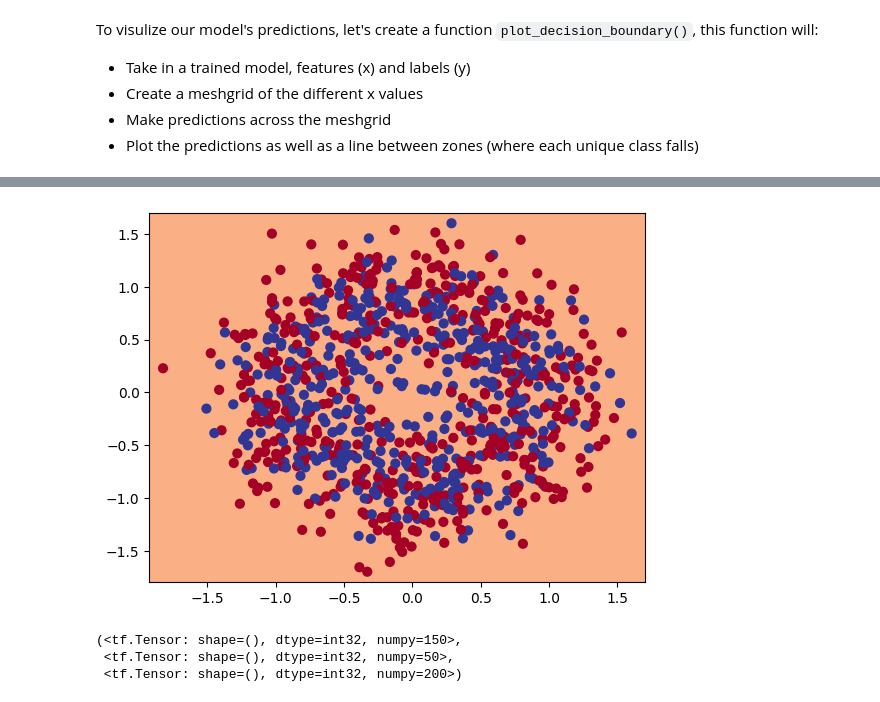
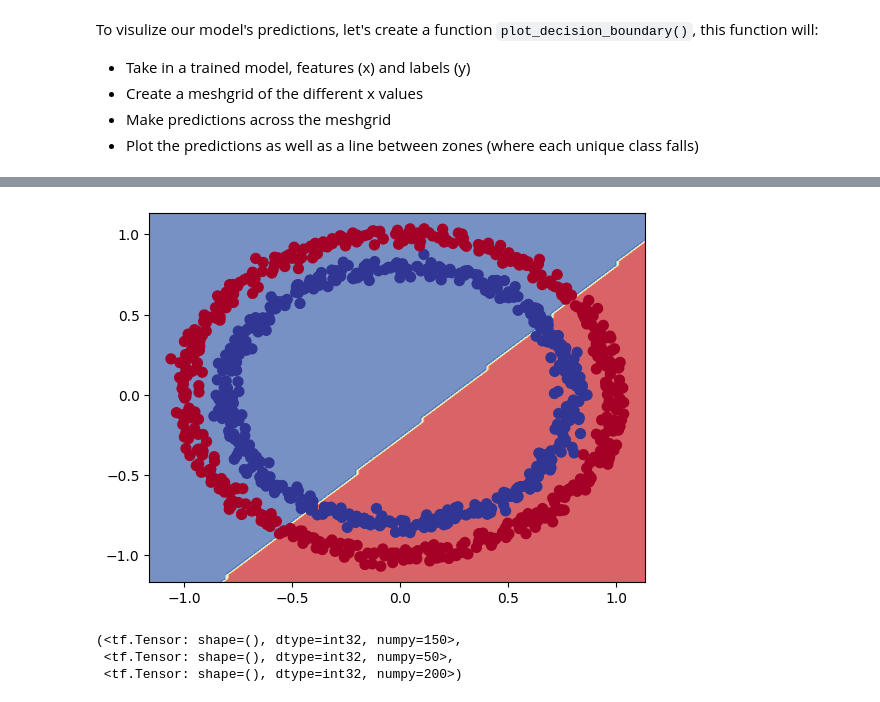
Before and after one commit to RobertoRosa7/curso-tensorflow, a Jupyter notebook: tensorflow_zero_to_master/neural_network_classification.ipynb, the cells around one changed output, grey strips where cells are left out. Saved outputs shown, nothing was run; the diff lists cells and outputs as text; code cells hidden in the pictures.

```diff
--- a/tensorflow_zero_to_master/neural_network_classification.ipynb
+++ b/tensorflow_zero_to_master/neural_network_classification.ipynb
@@ -38 +29,3 @@ x, y[:10]
+# %%
+x, y = make_circles(n_samples=1000, noise=0.03, random_state=42)
 # %%
@@ -99,5 +80,8 @@ model_1.compile(loss=tf.keras.losses.BinaryCrossentropy(),
                 optimizer=tf.keras.optimizers.SGD(), metrics=['accuracy'])
 
 # fit the model
-model_1.fit(x, y, epochs=5)
+model_1.fit(x, y, epochs=5, verbose=0)
+
+# Evaluate
+model_1.evaluate(x, y)
 # %% [output]
@@ -189,14 +164,12 @@ To visulize our model's predictions, let's create a function `plot_decision_boun
 - Make predictions across the meshgrid
 - Plot the predictions as well as a line between zones (where each unique class falls)
 # %%
-import numpy as np
-
-
 def plot_decision_boundary(model, x, y):
     """
     Plots the decision boundary created by a model predicting on x.
-    This function was inpired by two resourse
+    This function was inpired by two resourse.
 
+    see: https://numpy.org/doc/stable/reference/generated/numpy.meshgrid.html
     """
 
     # Define the axis boundaries of the plot and create a meshgrid
@@ -212,21 +185,23 @@ def plot_decision_boundary(model, x, y):
     y_pred = model.predict(x_in)
 
     # check for multi-class
-    if len(y_pred[0] > 1):
+    if len(y_pred[0]) > 1:
         print(f'doing multiclass classification')
 
         # we have to reshape our prediction to get them ready for plotting
         y_pred = np.argmax(y_pred, axis=1).reshape(xx.shape)
     else:
         print(f'doing binary classification')
+
+        # we have to reshape our prediction to get them ready for plotting
         y_pred = np.round(y_pred).reshape(xx.shape)
 
     # plot the decision boundary
     plt.contourf(xx, yy, y_pred, cmap=plt.cm.RdYlBu, alpha=0.7)
-    plt.scatter(x[:, 0], x[:, 1], c=y, s=40, cmap=plt.cm.RdYlBu)
+    plt.scatter(x[:, 0], x[:, 1], c=y, s=50, cmap=plt.cm.RdYlBu)
     plt.xlim(xx.min(), xx.max())
     plt.ylim(yy.min(), yy.max())
 # %%
 # check out the predictions our model is making
-plot_decision_boundary(model=model_3, x=x, y=y)
+plot_decision_boundary(model_3, x, y)
 # %% [output]
@@ -235,4 +210,4 @@ doing multiclass classification
-[figure, old version]
+[figure, new version]
 # %%
 # Let's see if our model can be used for a regression problem...
 tf.random.set_seed(42)
```
Also changed, not shown: parts of 71 cells of this notebook.
